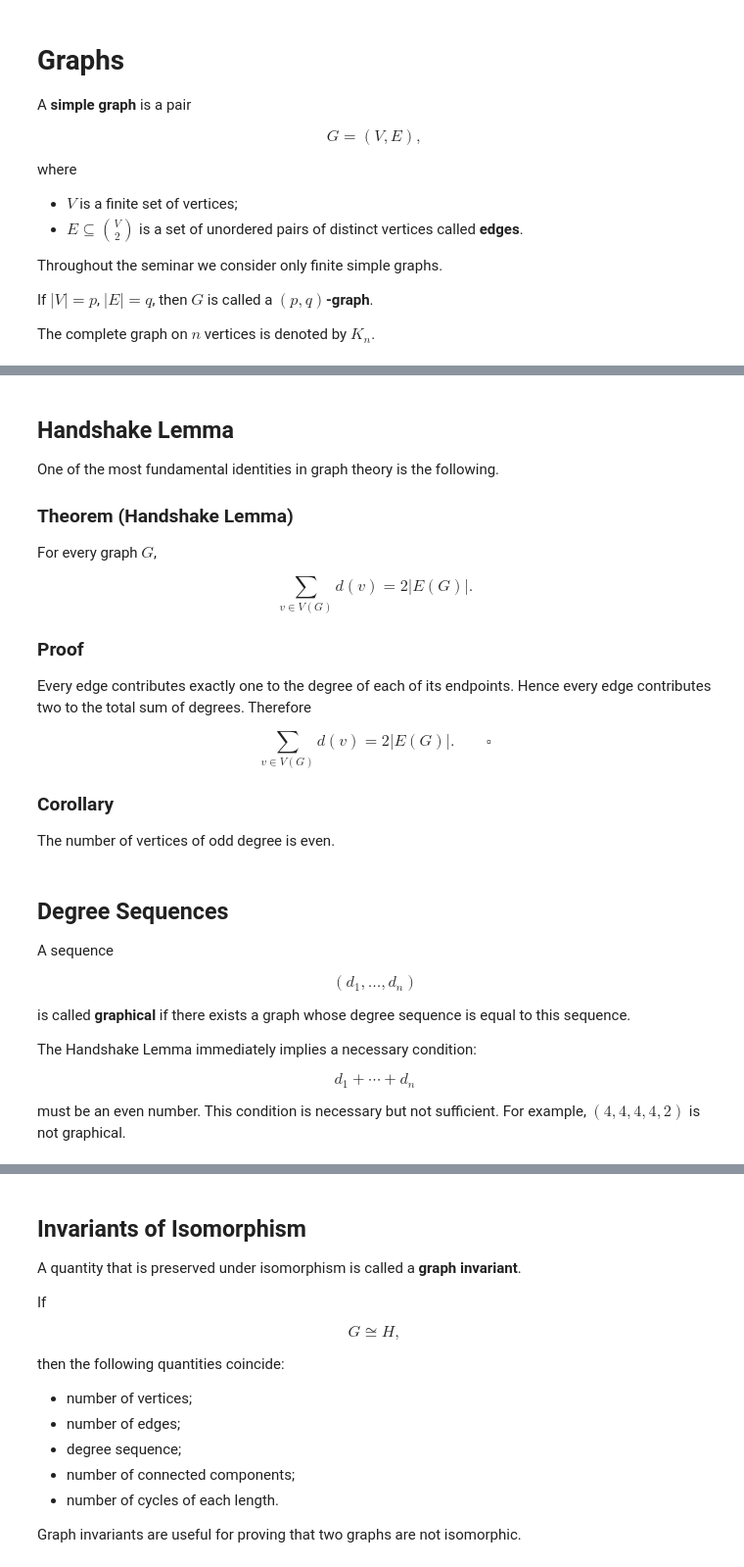
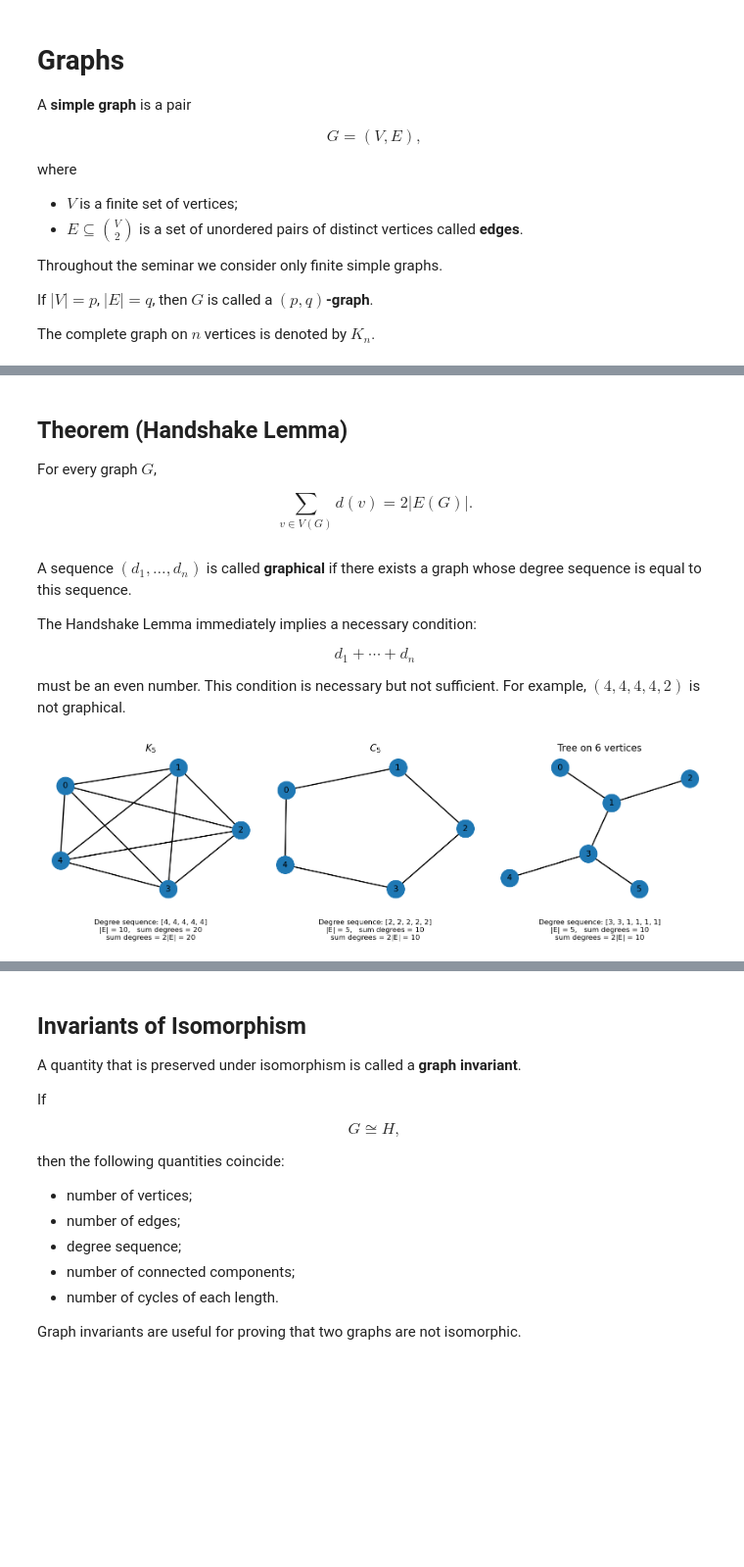
Before and after one commit to cohuori/HSE-DSBA-DM2_2026, a Jupyter notebook: seminars/seminar_1.ipynb, the cells around one changed output, grey strips where cells are left out. Shown at 98% size. Drawn from its saved outputs; the diff is of its cells as text; code cells hidden in the pictures; blank space fills up the shorter version.

```diff
--- a/seminars/seminar_1.ipynb
+++ b/seminars/seminar_1.ipynb
@@ -51,38 +49,13 @@ Usually the degree sequence is written in non-increasing order.
 # %% [markdown]
-## Handshake Lemma
-
-One of the most fundamental identities in graph theory is the following.
-
-### Theorem (Handshake Lemma)
+## Theorem (Handshake Lemma)
 
 For every graph $G$,
 
 $$
 \sum_{v\in V(G)} d(v)=2|E(G)|.
 $$
-
-### Proof
-
-Every edge contributes exactly one to the degree of each of its endpoints. Hence every edge contributes two to the total sum of degrees. Therefore
-
-$$
-\sum_{v\in V(G)} d(v)=2|E(G)|.
-\qquad\square
-$$
-
-### Corollary
-
-The number of vertices of odd degree is even.
 # %% [markdown]
-## Degree Sequences
-
-A sequence
-
-$$
-(d_1,\ldots,d_n)
-$$
-
-is called **graphical** if there exists a graph whose degree sequence is equal to this sequence.
+A sequence $(d_1,\ldots,d_n)$ is called **graphical** if there exists a graph whose degree sequence is equal to this sequence.
 
 The Handshake Lemma immediately implies a necessary condition:
 
@@ -91,6 +64,55 @@ d_1+\cdots+d_n
 $$
 
 must be an even number. This condition is necessary but not sufficient. For example, $(4,4,4,4,2)$ is not graphical.
+# %%
+import networkx as nx
+import matplotlib.pyplot as plt
+
+graphs = {
+    r"$K_5$": nx.complete_graph(5),
+    r"$C_5$": nx.cycle_graph(5),
+    "Tree on 6 vertices": nx.Graph([(0,1), (1,2), (1,3), (3,4), (3,5)])
+}
+
+fig, axes = plt.subplots(1, 3, figsize=(16, 5))
+
+for ax, (title, G) in zip(axes, graphs.items()):
+    pos = nx.spring_layout(G, seed=7)
+
+    nx.draw(
+        G,
+        pos,
+        ax=ax,
+        with_labels=True,
+        node_size=900,
+        font_size=14,
+        width=2
+    )
+
+    deg_seq = sorted([d for _, d in G.degree()], reverse=True)
+    num_edges = G.number_of_edges()
+    sum_degrees = sum(dict(G.degree()).values())
+
+    ax.set_title(title, fontsize=16)
+
+    ax.text(
+        0.5,
+        -0.12,
+        f"Degree sequence: {deg_seq}\n"
+        f"|E| = {num_edges},   sum degrees = {sum_degrees}\n"
+        f"sum degrees = 2|E| = {2*num_edges}",
+        transform=ax.transAxes,
+        ha="center",
+        va="top",
+        fontsize=12
+    )
+
+    ax.axis("off")
+
+plt.tight_layout()
+plt.show()
+# %% [output]
+[figure, added]
 # %% [markdown]
 # Graph Isomorphism
 
```
Also changed, not shown: parts of 30 cells of this notebook, 18 other files.
